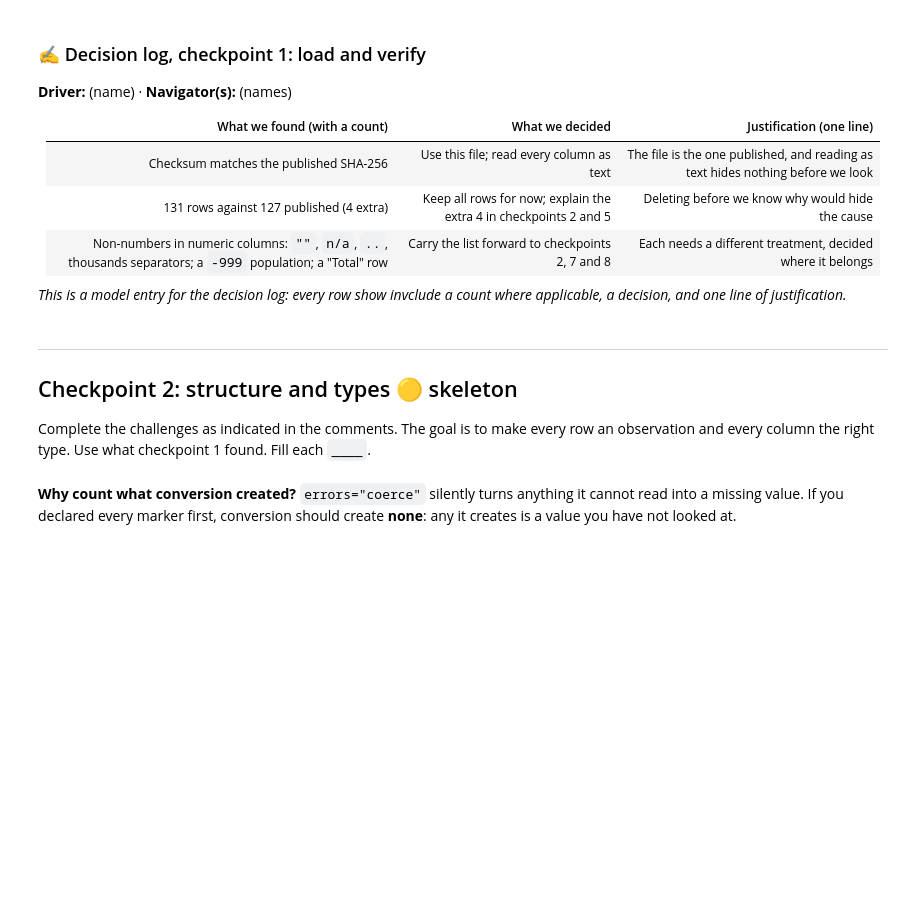
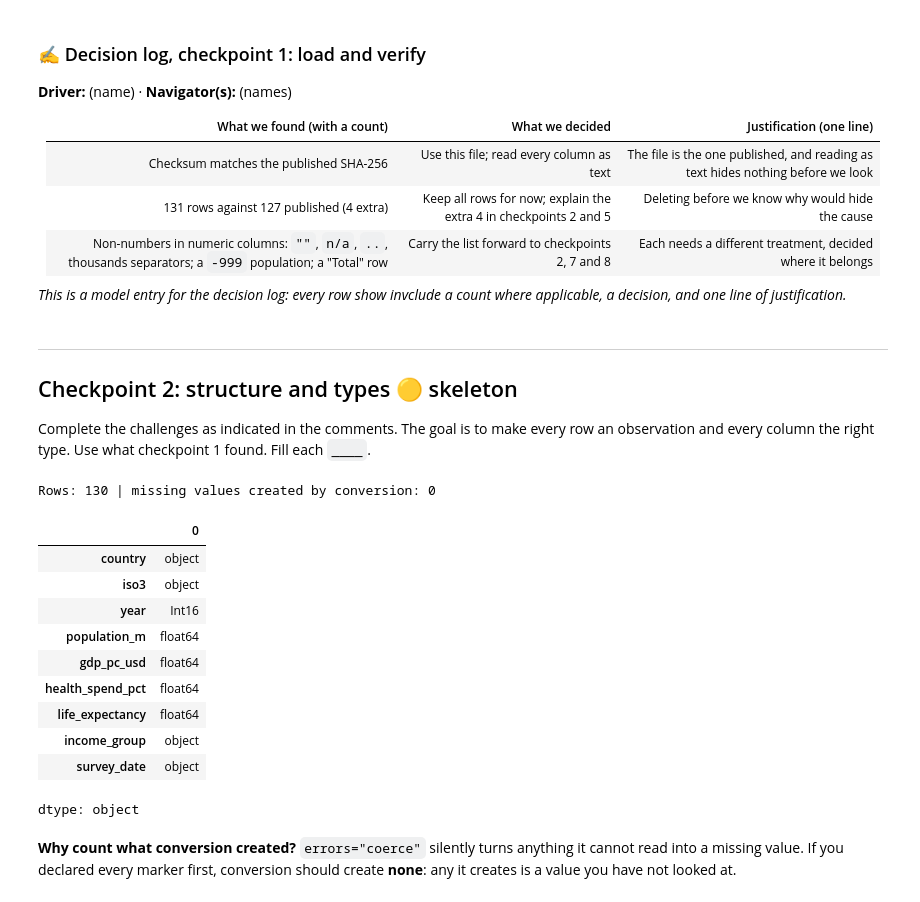
Before and after one commit to elizadana29/ST445_Group_1_Oct_23, a Jupyter notebook: 1_st445_week4_data_cleaning_lab.ipynb, the cells around one changed output. Cells and saved outputs as stored; diff of their text form; code cells hidden in the pictures; blank space fills up the shorter version.

```diff
--- a/1_st445_week4_data_cleaning_lab.ipynb
+++ b/1_st445_week4_data_cleaning_lab.ipynb
@@ -161,25 +191,38 @@ Complete the challenges as indicated in the comments. The goal is to make every
 # %%
 df = raw.copy()
 
 # (a) Remove rows that are not observations (checkpoint 1 showed one at the end of the file)
-df = df[df["country"] != "____"]
+df = df[df["country"] != "Total"]
 
 # (b) Strip leading and trailing spaces from every text value
-df = df.apply(lambda s: s.str.____())
+df = df.apply(lambda s: s.str.strip())
 
 # (c) Declare every missing-value marker checkpoint 1 found, and replace them with a real missing value
-MARKERS = ["", "____", "____", "____"]          # hint: three more; one of them is a number
+MARKERS = ["", "n/a", "..", "-999"]          # hint: three more; one of them is a number
 df = df.replace({m: pd.NA for m in MARKERS})
 
 # (d) Convert the numeric columns. GDP is written with thousands separators: remove them first
 missing_before = df.isna().sum().sum()
-df["year"] = df["year"].astype("____")          # a small nullable integer, e.g. "Int16"
-df["gdp_pc_usd"] = pd.to_numeric(df["gdp_pc_usd"].str.replace("____", "", regex=False), errors="coerce")
+df["year"] = df["year"].astype("Int16")          # a small nullable integer, e.g. "Int16"
+df["gdp_pc_usd"] = pd.to_numeric(df["gdp_pc_usd"].str.replace(",", "", regex=False), errors="coerce")
 for col in ["population_m", "health_spend_pct", "life_expectancy"]:
     df[col] = pd.to_numeric(df[col], errors="coerce")
 created = df.isna().sum().sum() - missing_before
 print("Rows:", len(df), "| missing values created by conversion:", created)
 df.dtypes
+# %% [output]
+Rows: 130 | missing values created by conversion: 0
+|  | 0 |
+| country | object |
+| iso3 | object |
+| year | Int16 |
+| population_m | float64 |
+| gdp_pc_usd | float64 |
+| health_spend_pct | float64 |
+| life_expectancy | float64 |
+| income_group | object |
+| survey_date | object |
+dtype: object
 # %%
 # Self-check for checkpoint 2
 check(len(df) == 130, "130 rows should remain: only the 'Total' row is removed here.")
```
Also changed, not shown: parts of 3 cells of this notebook.
